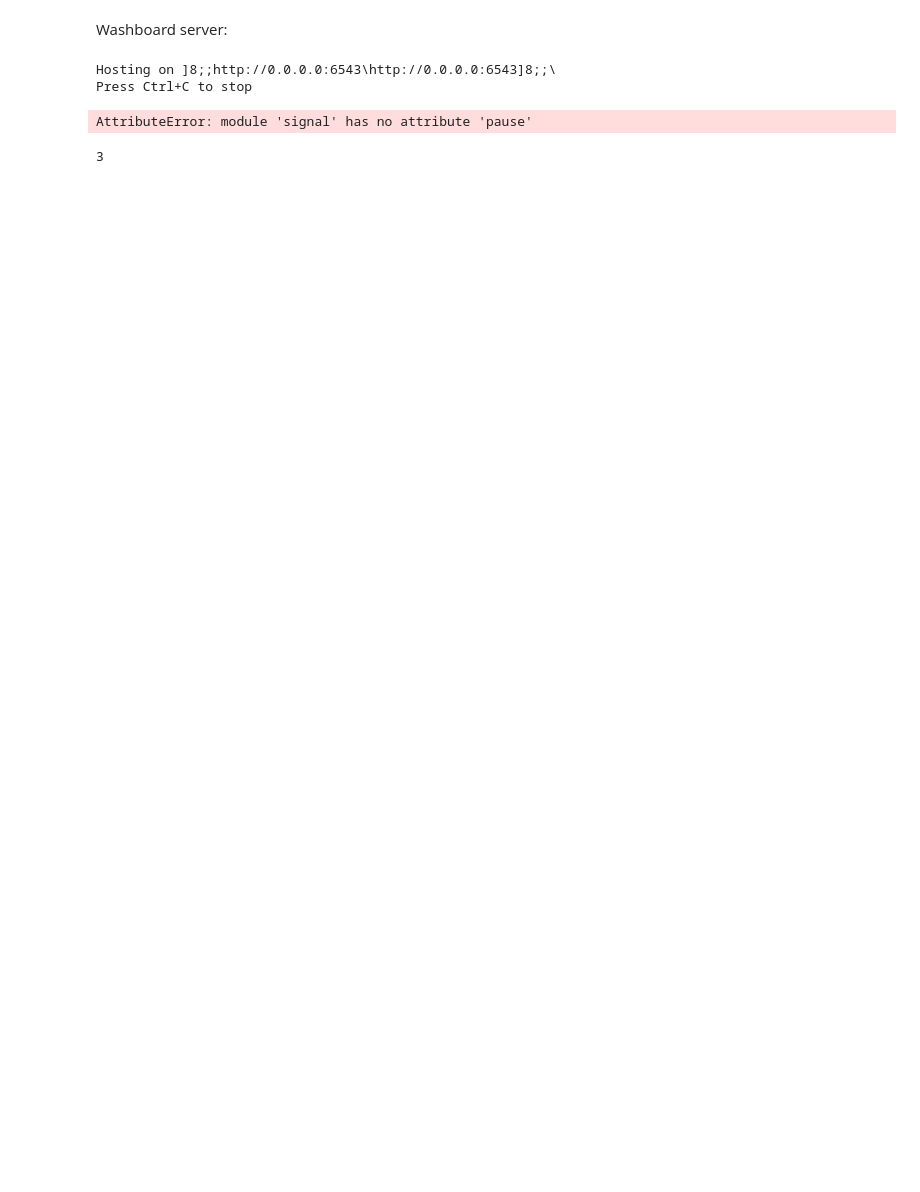
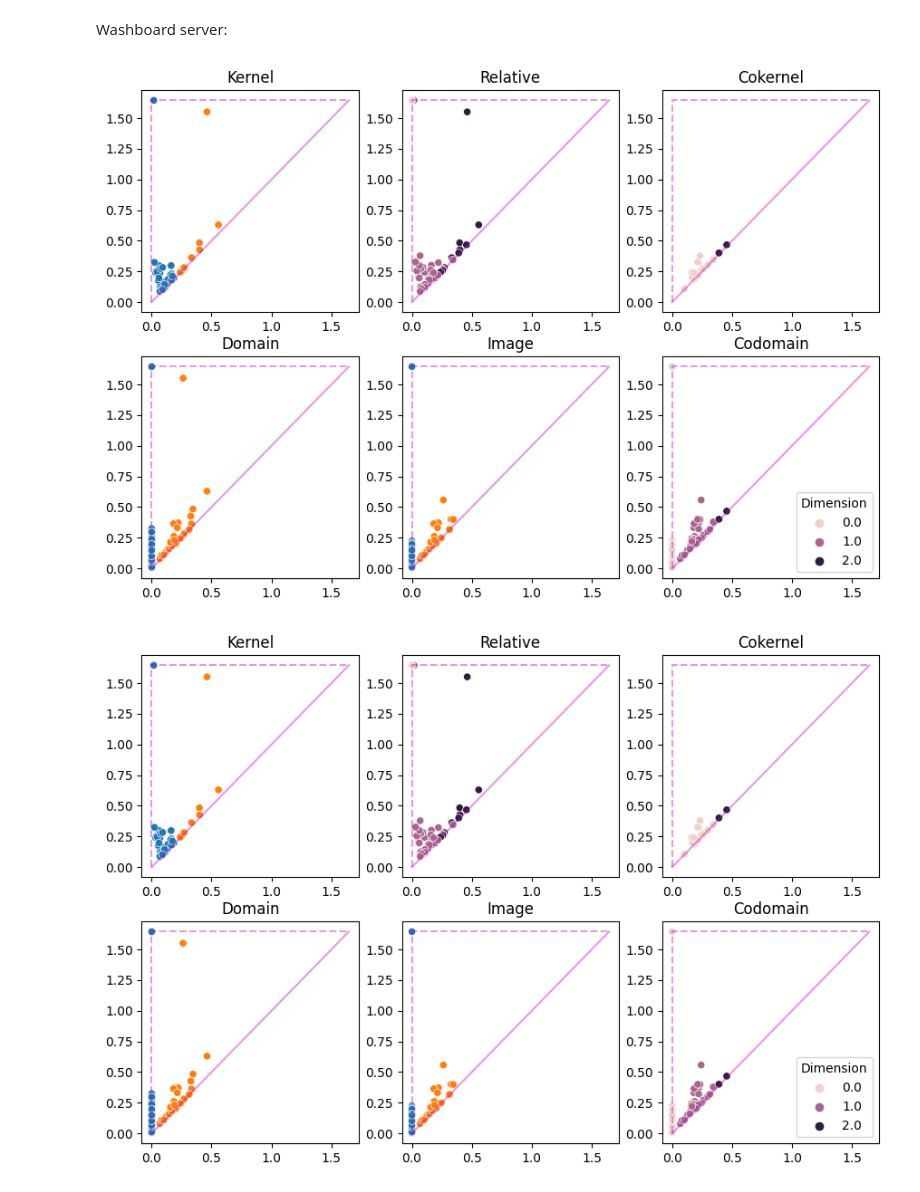
Before and after one commit to abhinavnatarajan/Chalc, a Jupyter notebook: docs/example.ipynb, the cells around one changed output. Drawn from its saved outputs; the diff is of its cells as text; code cells hidden in the pictures; blank space fills up the shorter version.

Commit message:
added plotting

```diff
--- a/docs/example.ipynb
+++ b/docs/example.ipynb
@@ -36,12 +36,9 @@ print(f'{len(K.simplices[2])} 2-simplices')
 # %% [markdown]
 Washboard server:
 # %%
-ch.sixpack.compute(points, colours, dom=[1,], method = ch.sixpack.ChromaticMethod.delrips)
+dgms, entrance_times, dimensions = ch.sixpack.compute(points, colours, k=1, method = ch.sixpack.ChromaticMethod.delrips)
+truncation = truncation = max(entrance_times) * 1.01
+ch.sixpack.plot_sixpack(dgms, entrance_times, dimensions, truncation, 2)
 # %% [output]
-Hosting on ]8;;http://0.0.0.0:6543\http://0.0.0.0:6543]8;;\
-Press Ctrl+C to stop
-AttributeError: module 'signal' has no attribute 'pause'
+[figure, added]
+[figure, added]
-# %%
-K.simplices[0][100].colours
-# %% [output]
-3
```
Also changed, not shown: parts of 2 cells of this notebook, 5 other files.
